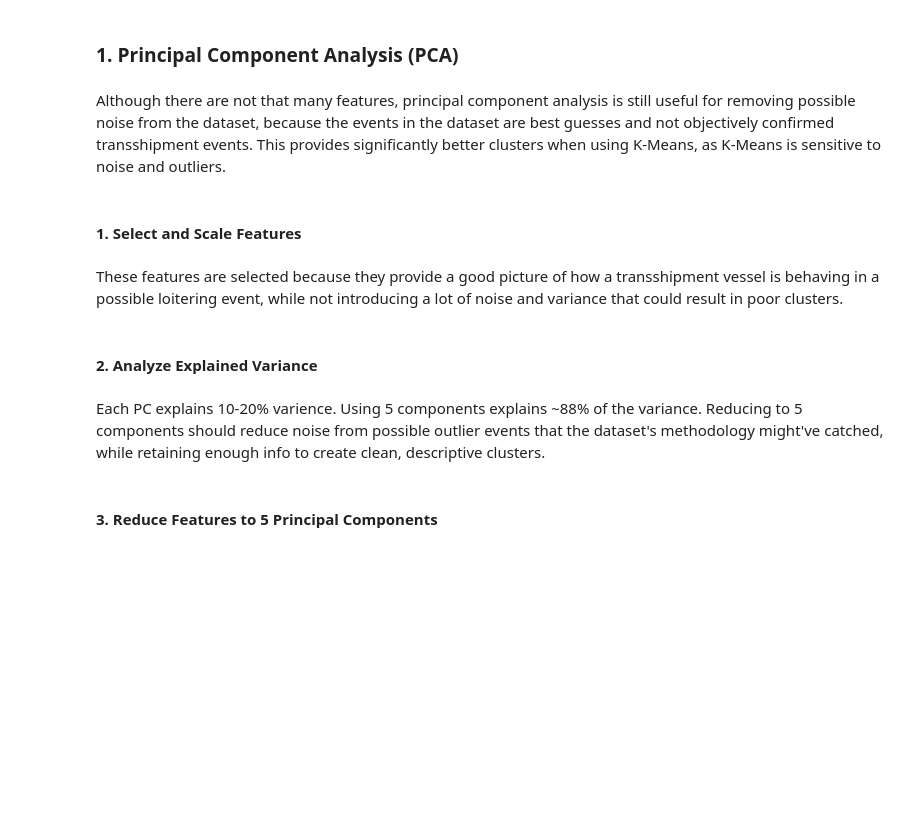
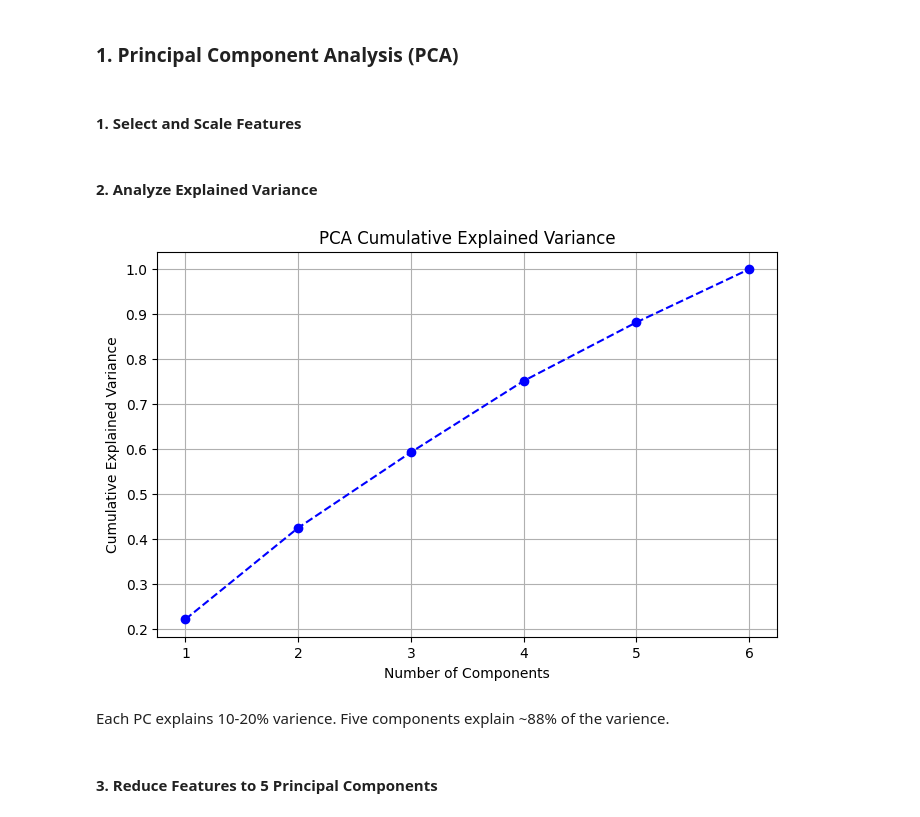
Before and after one commit to Hawlll/Transshipment-Behavior-Analysis, a Jupyter notebook: notebooks/03_modeling.ipynb, the cells around one changed output. Saved outputs shown, nothing was run; the diff lists cells and outputs as text; code cells hidden in the pictures; blank space fills up the shorter version.

```diff
--- a/notebooks/03_modeling.ipynb
+++ b/notebooks/03_modeling.ipynb
@@ -46,7 +64,5 @@ loitering_df.info()
 # %% [markdown]
 ### 1. Principal Component Analysis (PCA)
-# %% [markdown]
-Although there are not that many features, principal component analysis is still useful for removing possible noise from the dataset, because the events in the dataset are best guesses and not objectively confirmed transshipment events. This provides significantly better clusters when using K-Means, as K-Means is sensitive to noise and outliers.
 # %% [markdown]
 #### 1. Select and Scale Features
 # %%
@@ -56,24 +72,24 @@ loitering_PCA_X = loitering_df[loitering_PCA_features]
 
 loitering_PCA_scaler = StandardScaler()
 loitering_PCA_X_scaled = loitering_PCA_scaler.fit_transform(loitering_PCA_X)
-# %% [markdown]
-These features are selected because they provide a good picture of how a transshipment vessel is behaving in a possible loitering event, while not introducing a lot of noise and variance that could result in poor clusters.
 # %% [markdown]
 #### 2. Analyze Explained Variance
 # %%
 loitering_PCA_full = PCA()
 loitering_PCA_full.fit(loitering_PCA_X_scaled)
 cum_sum = np.cumsum(loitering_PCA_full.explained_variance_ratio_)
 
 plt.figure(figsize=(8, 5))
 plt.plot(range(1, len(cum_sum) + 1), cum_sum, marker='o', linestyle='--', color='b')
-plt.title('Using Five Components Reduces Noise while Retaining Important Info')
+plt.title('PCA Cumulative Explained Variance')
 plt.xlabel('Number of Components')
 plt.ylabel('Cumulative Explained Variance')
 plt.grid()
 plt.show()
+# %% [output]
+[figure, added]
 # %% [markdown]
-Each PC explains 10-20% varience. Using 5 components explains ~88% of the variance. Reducing to 5 components should reduce noise from possible outlier events that the dataset's methodology might've catched, while retaining enough info to create clean, descriptive clusters.
+Each PC explains 10-20% varience. Five components explain ~88% of the varience.
 # %% [markdown]
 #### 3. Reduce Features to 5 Principal Components
 # %%
```
Also changed, not shown: parts of 13 cells of this notebook.
